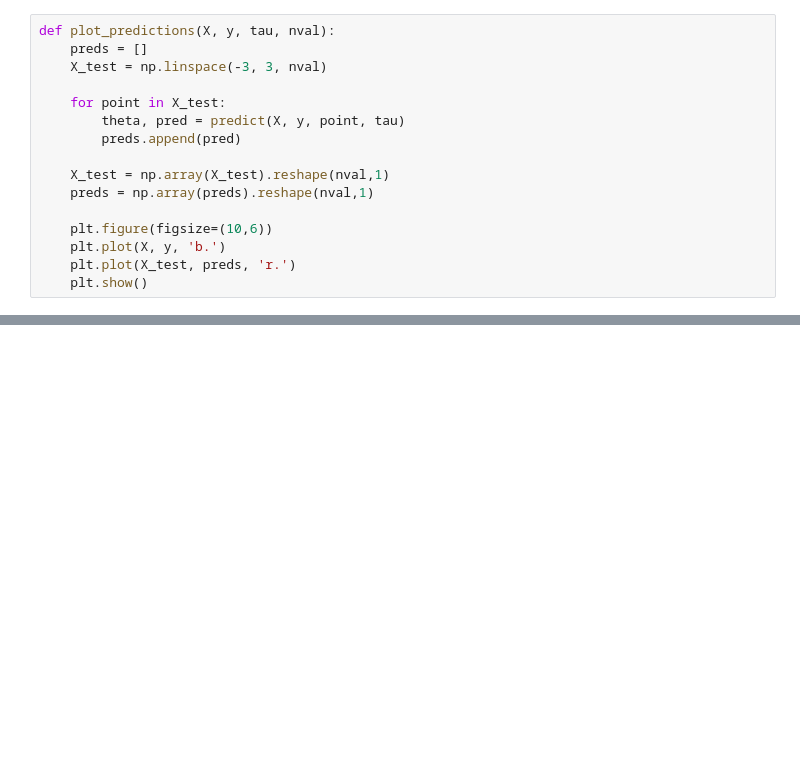
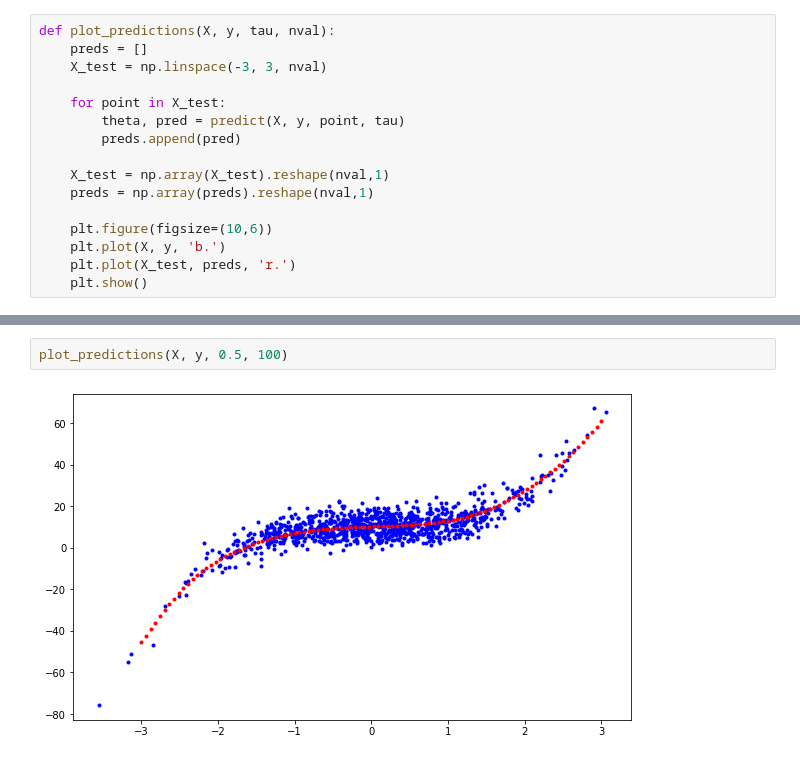
Before and after one commit to aravindhrs-lab/ML, a Jupyter notebook: lab11_LocallyWeightedLR.ipynb, the cells around one changed output, grey strips where cells are left out. Drawn from its saved outputs; the diff is of its cells as text; blank space fills up the shorter version.

```diff
--- a/lab11_LocallyWeightedLR.ipynb
+++ b/lab11_LocallyWeightedLR.ipynb
@@ -54,0 +67,4 @@ plot_predictions(X, y, 0.08, 100)
+# %%
+plot_predictions(X, y, 0.5, 100)
+# %% [output]
+[figure, added]
```
Also changed, not shown: parts of 7 cells of this notebook.
